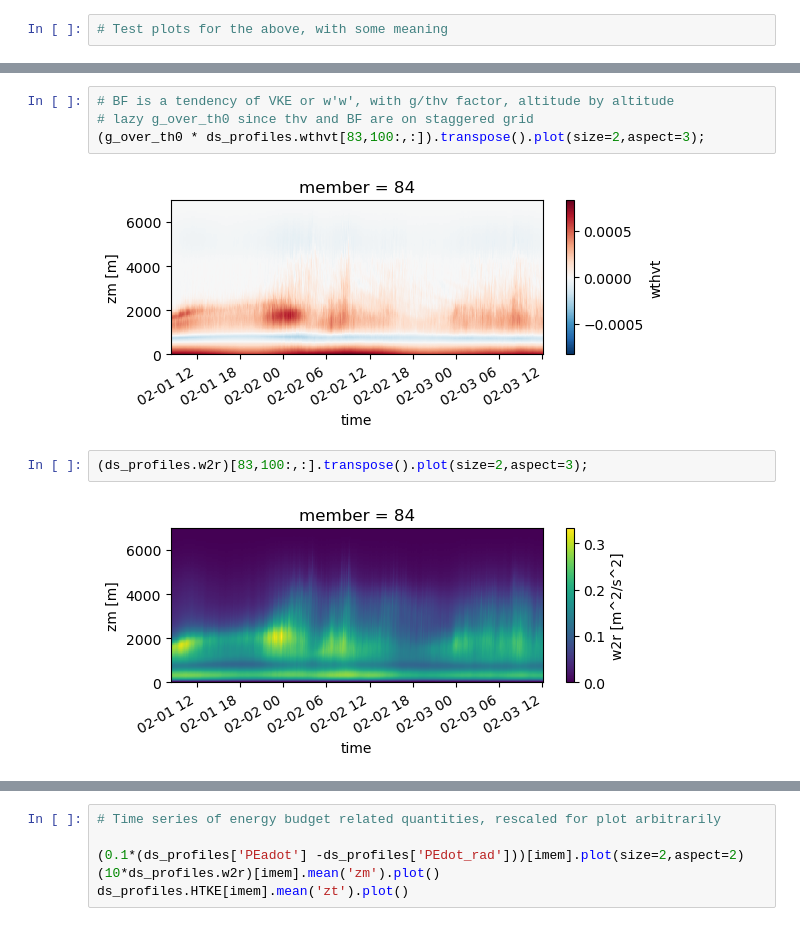
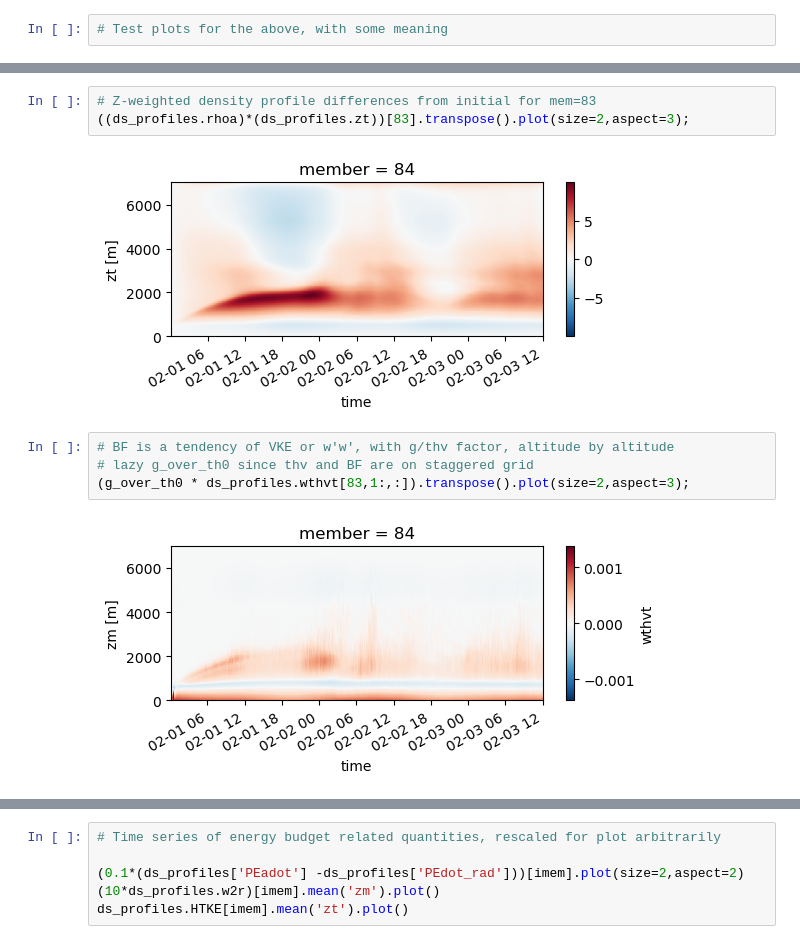
Before and after one commit to brianmapes/EvolutionaryConvection, a Jupyter notebook: Shallow_patterns_CloudBotany/CloudBotany_condprob_entropy.ipynb, the cells around one changed output, grey strips where cells are left out. Drawn from its saved outputs; the diff is of its cells as text.

```diff
--- a/Shallow_patterns_CloudBotany/CloudBotany_condprob_entropy.ipynb
+++ b/Shallow_patterns_CloudBotany/CloudBotany_condprob_entropy.ipynb
@@ -440,12 +397,13 @@ ds_profiles.rhoa[83,:,:].transpose().plot(size=2,aspect=3);
 # %% [output]
 [figure]
+# %%
+# Z-weighted density profile differences from initial for mem=83
+((ds_profiles.rhoa)*(ds_profiles.zt))[83].transpose().plot(size=2,aspect=3);
+# %% [output]
+[figure, added]
 # %%
 # BF is a tendency of VKE or w'w', with g/thv factor, altitude by altitude
 # lazy g_over_th0 since thv and BF are on staggered grid
-(g_over_th0 * ds_profiles.wthvt[83,100:,:]).transpose().plot(size=2,aspect=3);
+(g_over_th0 * ds_profiles.wthvt[83,1:,:]).transpose().plot(size=2,aspect=3);
 # %% [output]
-[figure, old version]
+[figure, new version]
-# %%
-(ds_profiles.w2r)[83,100:,:].transpose().plot(size=2,aspect=3);
-# %% [output]
-[figure, removed]
```
Also changed, not shown: parts of 26 cells of this notebook, 1 other file.
